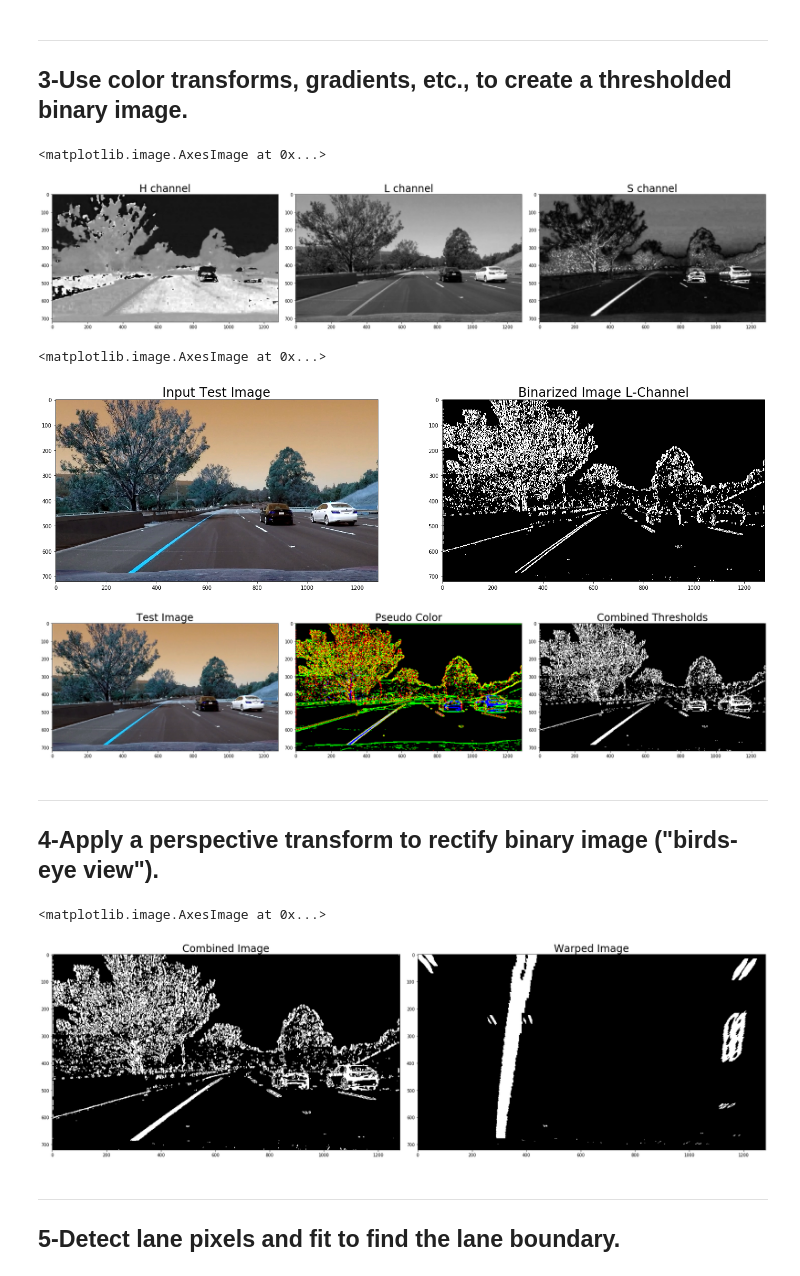
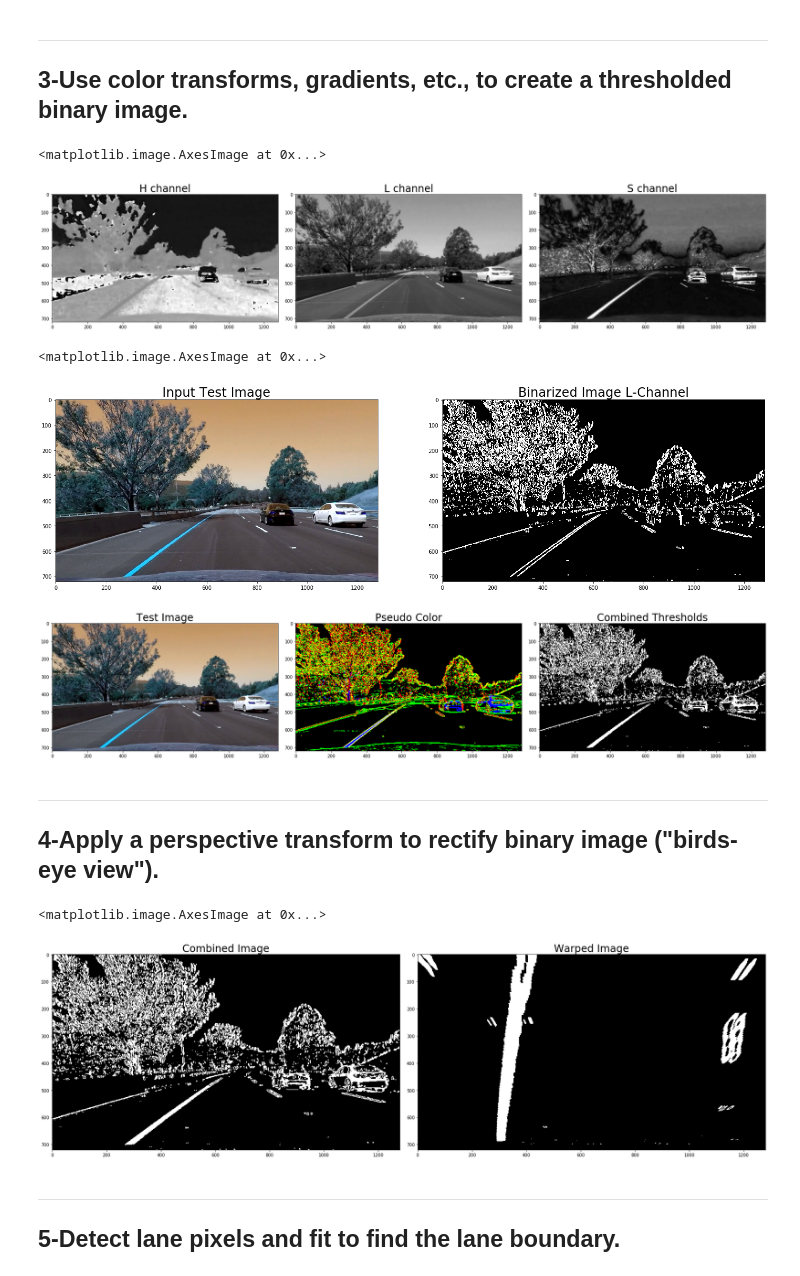
Before and after one commit to dringakn/CarND-Advanced-Lane-Lines, a Jupyter notebook: solution.ipynb, the cells around one changed output. Saved outputs shown, nothing was run; the diff lists cells and outputs as text; code cells hidden in the pictures.

```diff
--- a/solution.ipynb
+++ b/solution.ipynb
@@ -111,7 +111,7 @@ def RGB2HLS(imgIn):
     return imgH,imgL,imgS
 
 # Extract test image channel
-imgH, imgL, imgS = RGB2HLS(imgTest)
+imgH, imgL, imgS = RGB2HLS(imgUndist)
 
 # Remove the noise
 kSize = 7
@@ -131,7 +131,7 @@ ax3.set_title('S channel', fontsize=24)
 ax3.imshow(imgS, cmap='gray')
 # %% [output]
 <matplotlib.image.AxesImage at 0x...>
-[figure, old version]
+[figure, new version]
 # %%
 # 3.2: Create a binary image by applying Sobel gradient operator followed by thresholding
 def binarizeImage(imgIn, orient = 'x', thresh=[0,255], kSize=5):
@@ -162,42 +162,42 @@ def binarizeImage(imgIn, orient = 'x', thresh=[0,255], kSize=5):
 # Test the binarizeImage function on imgL
 imgBinary = binarizeImage(imgL, orient='x', thresh=[20,100], kSize=5)
 f, (ax1, ax2) = plt.subplots(1, 2, figsize=(24, 9))
-ax1.imshow(imgTest)
+ax1.imshow(imgUndist)
 ax1.set_title('Input Test Image', fontsize=24)
 ax2.imshow(imgBinary, cmap='gray')
 ax2.set_title('Binarized Image L-Channel', fontsize=24)
 
 # Combine multiple thresholds
 def thresholdImage(imgH, imgL, imgS, b_thresh=[0,255], c_thresh=[0,255], kSize=5):
     # Apply Soble threshold
     imgBinaryX = binarizeImage(imgL, orient='x', thresh=b_thresh, kSize=kSize)
     imgBinaryY = binarizeImage(imgL, orient='y', thresh=b_thresh, kSize=kSize)
     #imgBinaryMag = binarizeImage(imgL, orient='mag', thresh=b_thresh, kSize=kSize)
     #imgBinaryDir = binarizeImage(imgL, orient='dir', thresh=b_thresh, kSize=kSize)
     imgBinaryCol = binarizeImage(imgS, orient='col', thresh=c_thresh, kSize=kSize) # Threshold color channel
 
     imgCombined = np.zeros_like(imgBinaryX)
     imgCombined[((imgBinaryX == 1)) | (imgBinaryCol == 1)] = 1
 
     # Create a pseudo color imagehe lowest value to 0 and the highest to 255.
     imgColorBinary = np.dstack(((imgBinaryX*255, imgBinaryY*255, imgBinaryCol*255)))
 
     return imgColorBinary, imgCombined
 
 # Test the thresholdImage function on imgL
 imgColorBinary, imgCombined = thresholdImage(imgH, imgL, imgS, b_thresh=[20,100], c_thresh=[170,255], kSize=7) #10, 160
 f,(ax1,ax2,ax3) = plt.subplots(1, 3, figsize = (24,9))
 f.tight_layout()
 ax1.set_title('Test Image', fontsize=24)
-ax1.imshow(imgTest)
+ax1.imshow(imgUndist)
 ax2.set_title('Pseudo Color', fontsize=24)
 ax2.imshow(imgColorBinary)
 ax3.set_title('Combined Thresholds', fontsize=24)
 ax3.imshow(imgCombined, cmap='gray')
 # %% [output]
 <matplotlib.image.AxesImage at 0x...>
-[figure, old version]
+[figure, new version]
-[figure, old version]
+[figure, new version]
 # %% [markdown]
 ---
 ## 4-Apply a perspective transform to rectify binary image ("birds-eye view").
@@ -222,7 +222,7 @@ ax2.set_title('Warped Image', fontsize=24)
 ax2.imshow(imgWarped, cmap='gray')
 # %% [output]
 <matplotlib.image.AxesImage at 0x...>
-[figure, old version]
+[figure, new version]
 # %% [markdown]
 ---
 ## 5-Detect lane pixels and fit to find the lane boundary.
```
Also changed, not shown: parts of 5 cells of this notebook, 9 other files.
